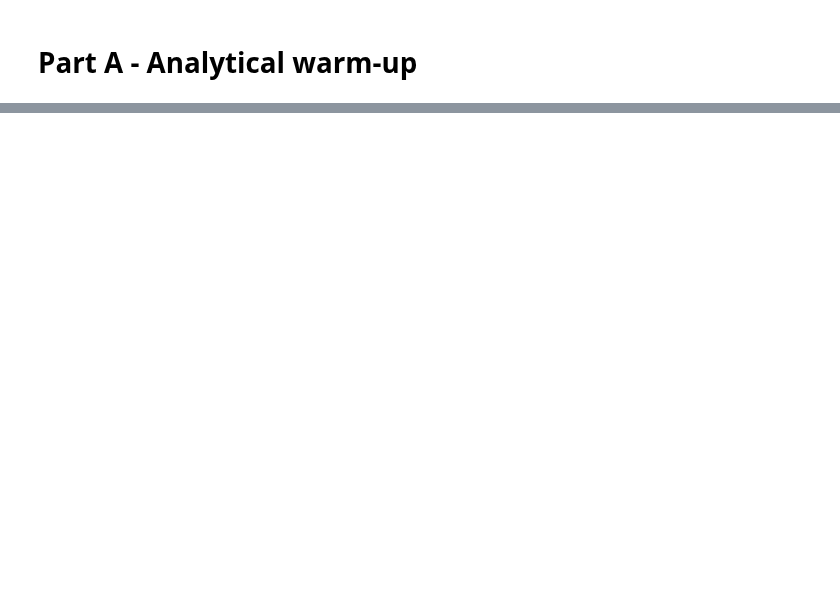
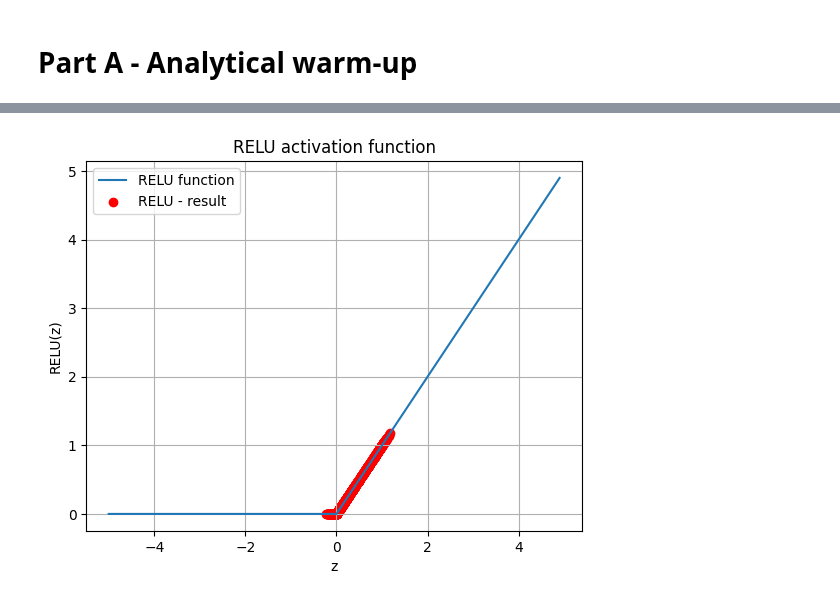
Before and after one commit to johtj/data_analysis_ml_projects, a Jupyter notebook: assignment2/part_a.ipynb, the cells around one changed output, grey strips where cells are left out. Saved outputs shown, nothing was run; the diff lists cells and outputs as text; code cells hidden in the pictures; blank space fills up the shorter version.

```diff
--- a/assignment2/part_a.ipynb
+++ b/assignment2/part_a.ipynb
@@ -29,21 +49,23 @@ plt.show()
 # %%
 # RELU activation function
 
 # full range of function
 z = np.arange(-5, 5, .1)
-full_relu= RELU(z)
+relu_function = RELU(z)
 
 # sigmoid from y_noise
 relu_results = RELU(y_noise)
 
-plt.plot(z, full_relu, label='RELU - full range ')
-plt.scatter(y_noise, RELU(y_noise), label='RELU - y_noise', color='red')
+plt.plot(z, relu_function, label='RELU function')
+plt.scatter(y_noise, RELU(y_noise), label='RELU - result', color='red')
 plt.grid(True)
 plt.xlabel('z')
 plt.ylabel('RELU(z)')
 plt.title('RELU activation function')
 plt.legend()
 plt.show()
+# %% [output]
+[figure, added]
 # %%
 # LEAKY RELU activation function
 
```
Also changed, not shown: parts of 3 cells of this notebook.
